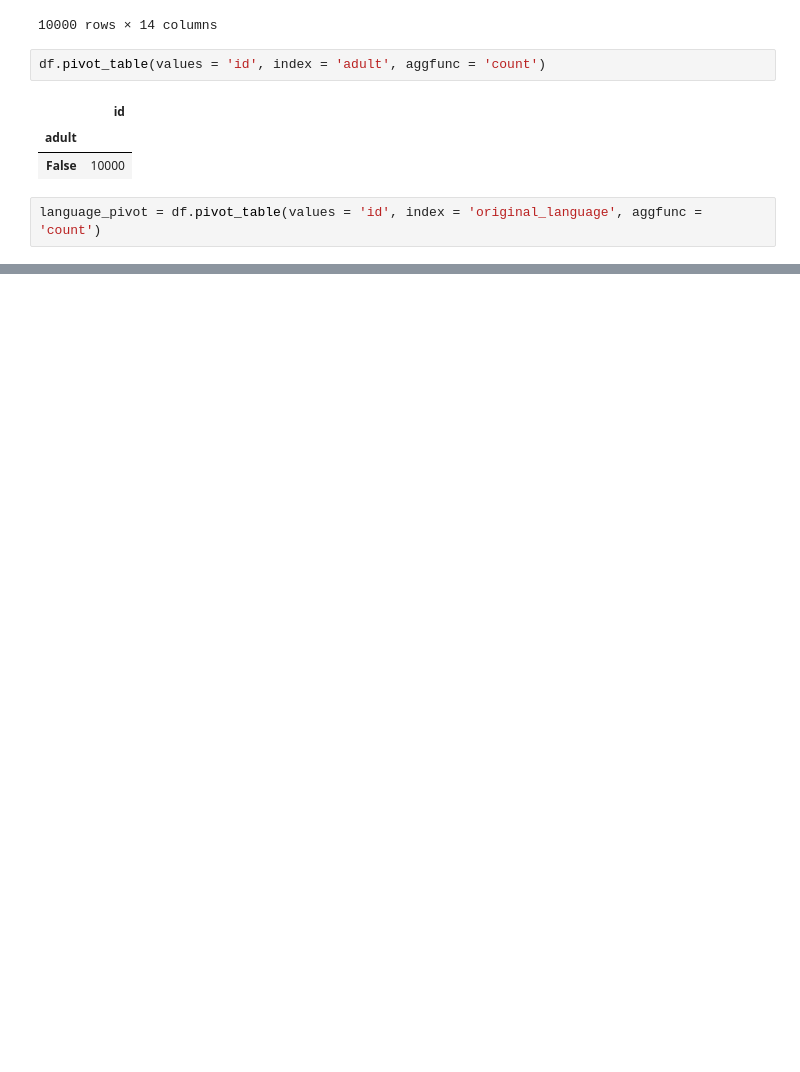
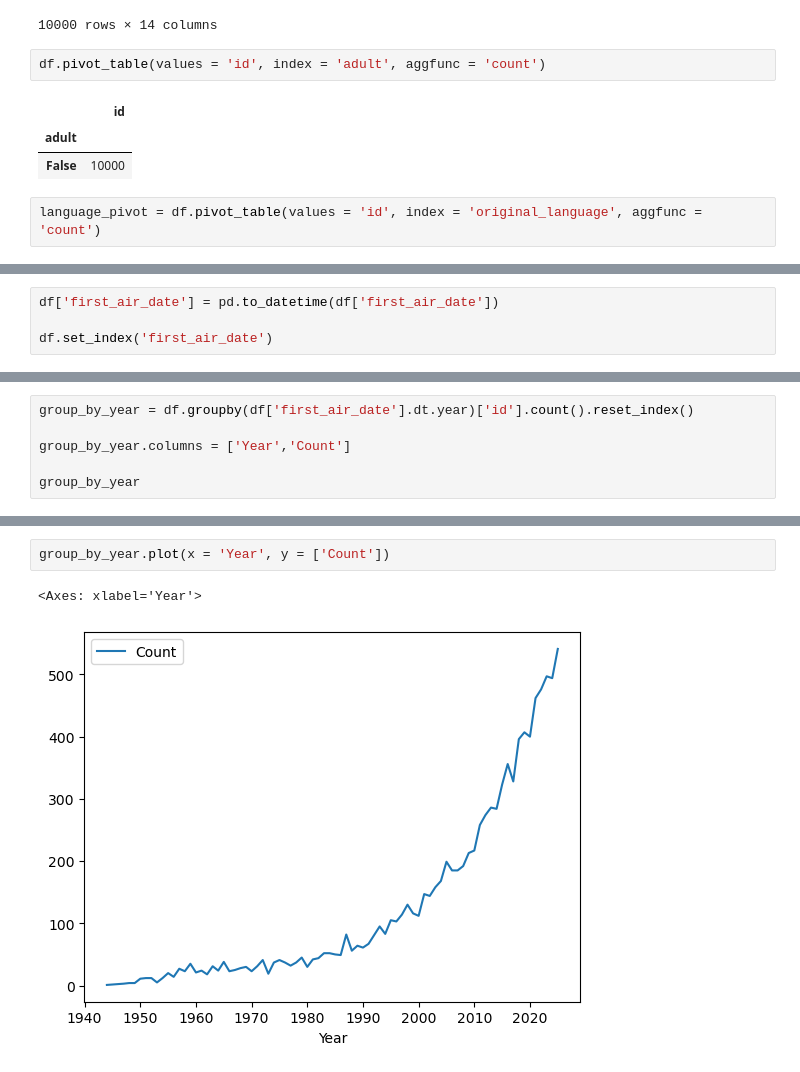
Before and after one commit to Rakshit-Lodha/zero-to-hero-python, a Jupyter notebook: popular_tvshows.ipynb, the cells around one changed output, grey strips where cells are left out. Cells and saved outputs as stored; diff of their text form; blank space fills up the shorter version.

```diff
--- a/popular_tvshows.ipynb
+++ b/popular_tvshows.ipynb
@@ -77,0 +102,4 @@ merged_df
+# %%
+df['first_air_date'] = pd.to_datetime(df['first_air_date'])
+
+df.set_index('first_air_date')
@@ -77,0 +121,6 @@ merged_df
+# %%
+group_by_year = df.groupby(df['first_air_date'].dt.year)['id'].count().reset_index()
+
+group_by_year.columns = ['Year','Count']
+
+group_by_year
@@ -77,0 +141,5 @@ merged_df
+# %%
+group_by_year.plot(x = 'Year', y = ['Count'])
+# %% [output]
+<Axes: xlabel='Year'>
+[figure, added]
```
Also changed, not shown: parts of 8 cells of this notebook.
